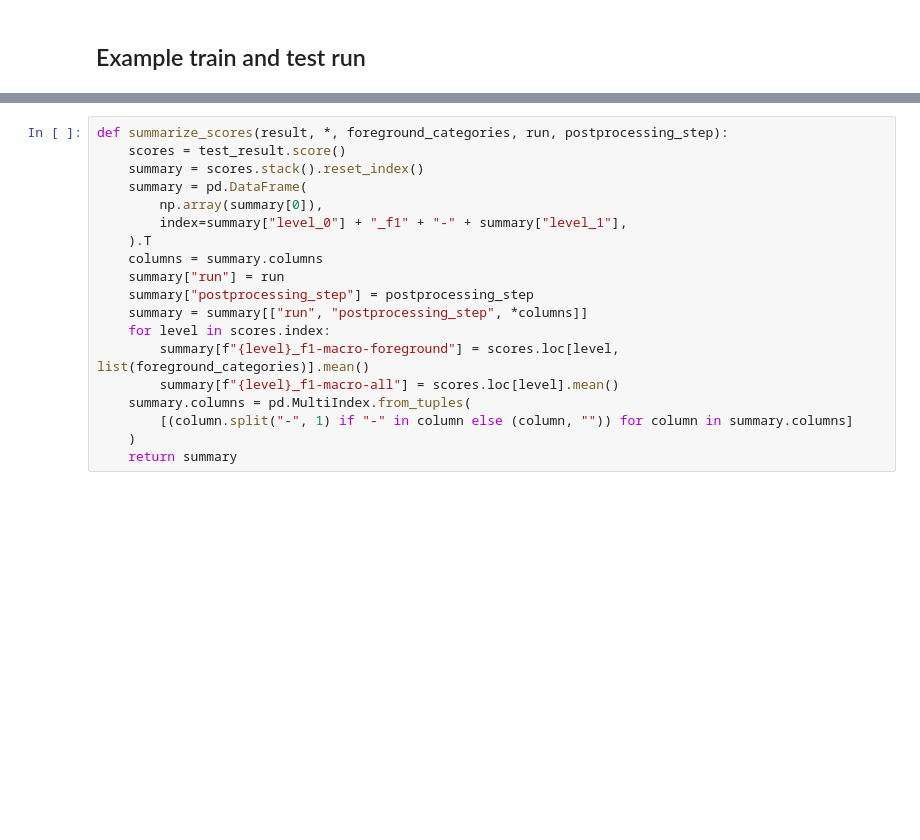
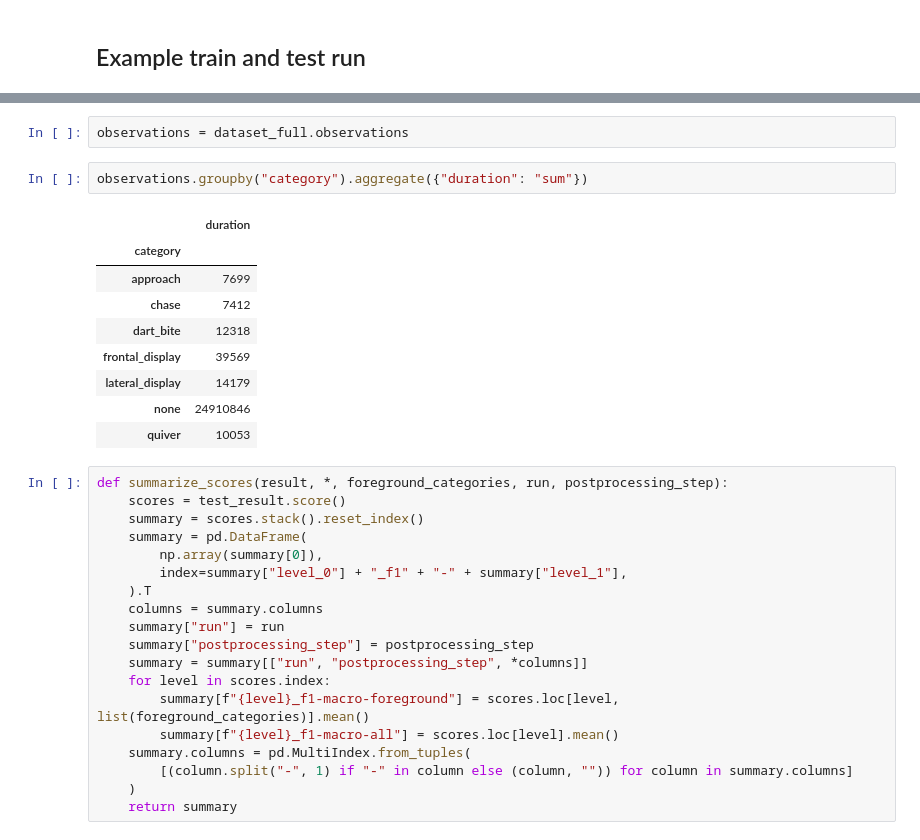
Before and after one commit to pnuehrenberg/vassi, a Jupyter notebook: examples/social_cichlids/results_and_figures.ipynb, the cells around one changed output, grey strips where cells are left out. Drawn from its saved outputs; the diff is of its cells as text; blank space fills up the shorter version.

```diff
--- a/examples/social_cichlids/results_and_figures.ipynb
+++ b/examples/social_cichlids/results_and_figures.ipynb
@@ -134,3 +134,17 @@ best_thresholds = [best_parameters[f"threshold-{category}"] for category in test
+# %%
+observations = dataset_full.observations
+# %%
+observations.groupby("category").aggregate({"duration": "sum"})
+# %% [output]
+|  | duration |
+| category |  |
+| approach | 7699 |
+| chase | 7412 |
+| dart_bite | 12318 |
+| frontal_display | 39569 |
+| lateral_display | 14179 |
+| none | 24910846 |
+| quiver | 10053 |
 # %%
 def summarize_scores(result, *, foreground_categories, run, postprocessing_step):
     scores = test_result.score()
```
Also changed, not shown: parts of 40 cells of this notebook, 4 other files.
